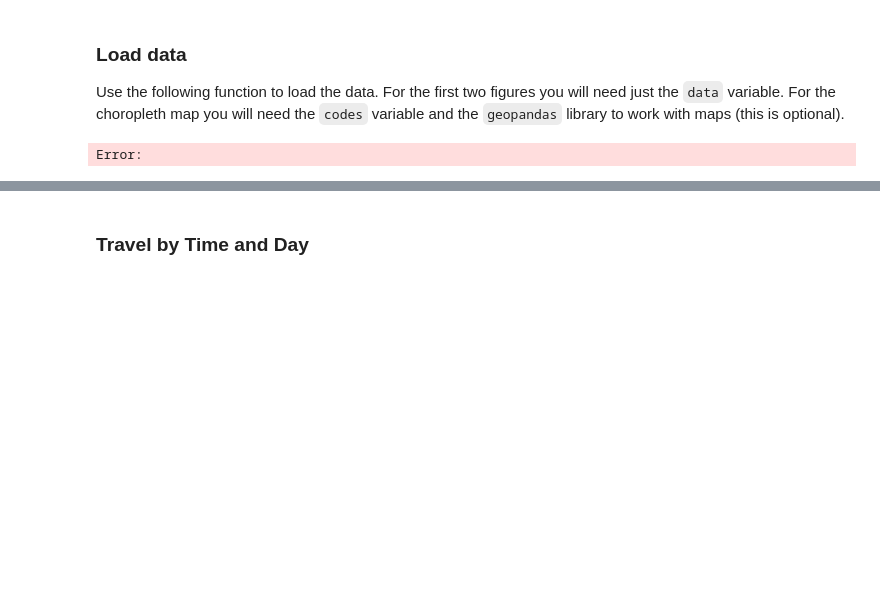
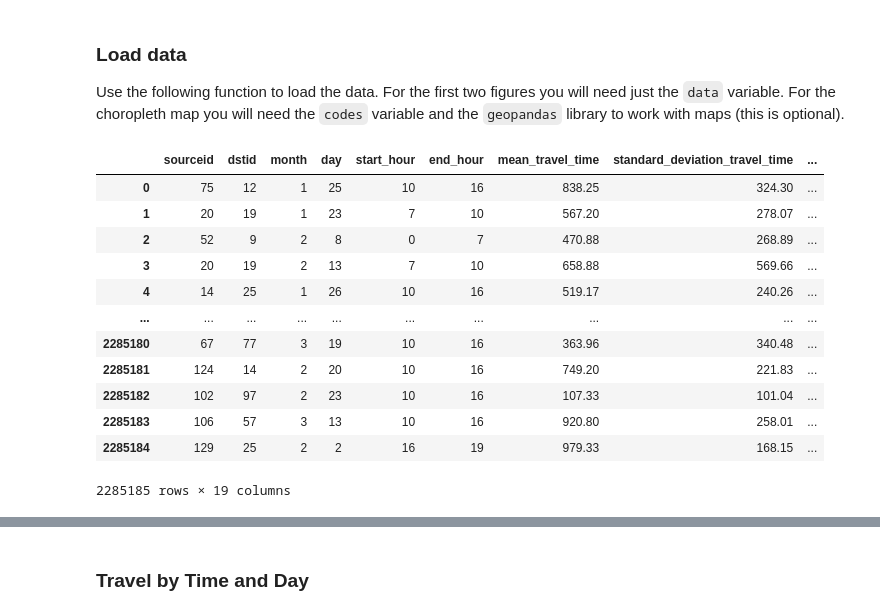
Before and after one commit to notvikke/master_2023, a Jupyter notebook: Python_in_Data_Analysis/Session_15/S14_SessionExercise.ipynb, the cells around one changed output, grey strips where cells are left out. Drawn from its saved outputs; the diff is of its cells as text; code cells hidden in the pictures; blank space fills up the shorter version.

```diff
--- a/Python_in_Data_Analysis/Session_15/S14_SessionExercise.ipynb
+++ b/Python_in_Data_Analysis/Session_15/S14_SessionExercise.ipynb
@@ -48,7 +48,7 @@ Use the following function to load the data. For the first two figures you will
 # %%
 def read_and_preprocess_data():
 
-    with zipfile.ZipFile('data/uber-data.zip') as zip:
+    with zipfile.ZipFile('uber-data.zip') as zip:
         with zip.open('madrid-barrios-2020-1-All-DatesByHourBucketsAggregate.csv') as csv:
             data = pd.read_csv(csv)
         with zip.open('madrid_barrios.json') as geojson:
@@ -77,5 +77,3 @@ def read_and_preprocess_data():
     data["day_of_week_str"] = data.date.dt.day_name()
 
     return data, codes
-# %% [output]
-Error:
@@ -81,0 +82,16 @@ Error:
+# %%
+data
+# %% [output]
+|  | sourceid | dstid | month | day | start_hour | end_hour | mean_travel_time | standard_deviation_travel_time | ... |
+| 0 | 75 | 12 | 1 | 25 | 10 | 16 | 838.25 | 324.30 | ... |
+| 1 | 20 | 19 | 1 | 23 | 7 | 10 | 567.20 | 278.07 | ... |
+| 2 | 52 | 9 | 2 | 8 | 0 | 7 | 470.88 | 268.89 | ... |
+| 3 | 20 | 19 | 2 | 13 | 7 | 10 | 658.88 | 569.66 | ... |
+| 4 | 14 | 25 | 1 | 26 | 10 | 16 | 519.17 | 240.26 | ... |
+| ... | ... | ... | ... | ... | ... | ... | ... | ... | ... |
+| 2285180 | 67 | 77 | 3 | 19 | 10 | 16 | 363.96 | 340.48 | ... |
+| 2285181 | 124 | 14 | 2 | 20 | 10 | 16 | 749.20 | 221.83 | ... |
+| 2285182 | 102 | 97 | 2 | 23 | 10 | 16 | 107.33 | 101.04 | ... |
+| 2285183 | 106 | 57 | 3 | 13 | 10 | 16 | 920.80 | 258.01 | ... |
+| 2285184 | 129 | 25 | 2 | 2 | 16 | 19 | 979.33 | 168.15 | ... |
+2285185 rows × 19 columns
```
Also changed, not shown: parts of 10 cells of this notebook, 4 other files.
